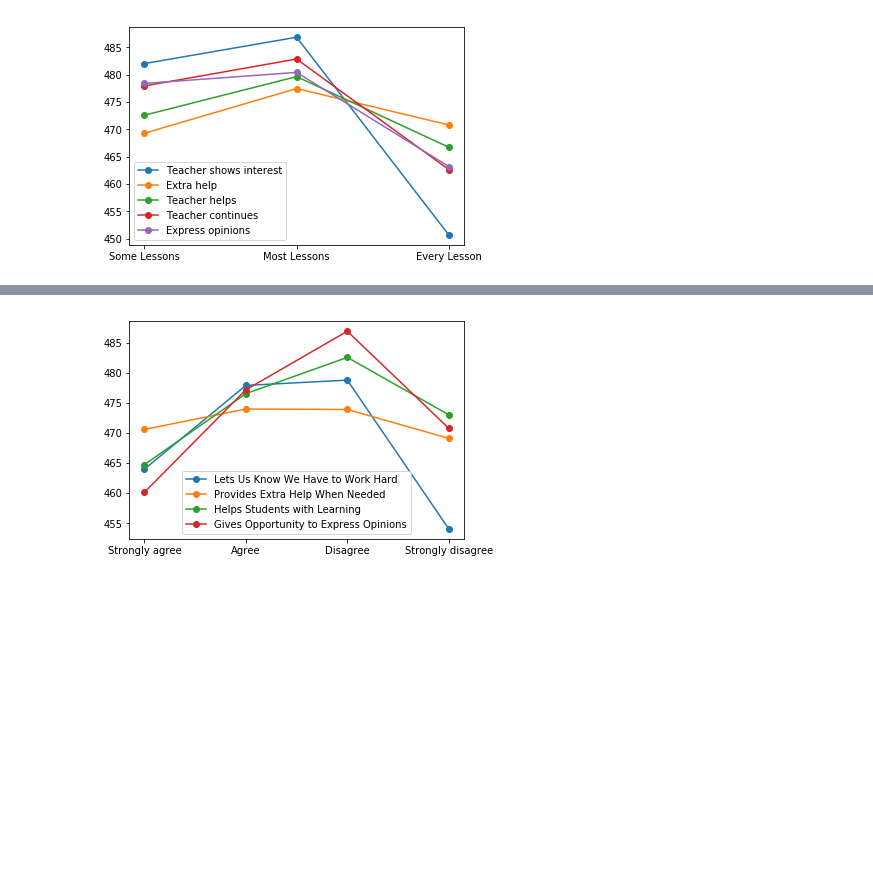
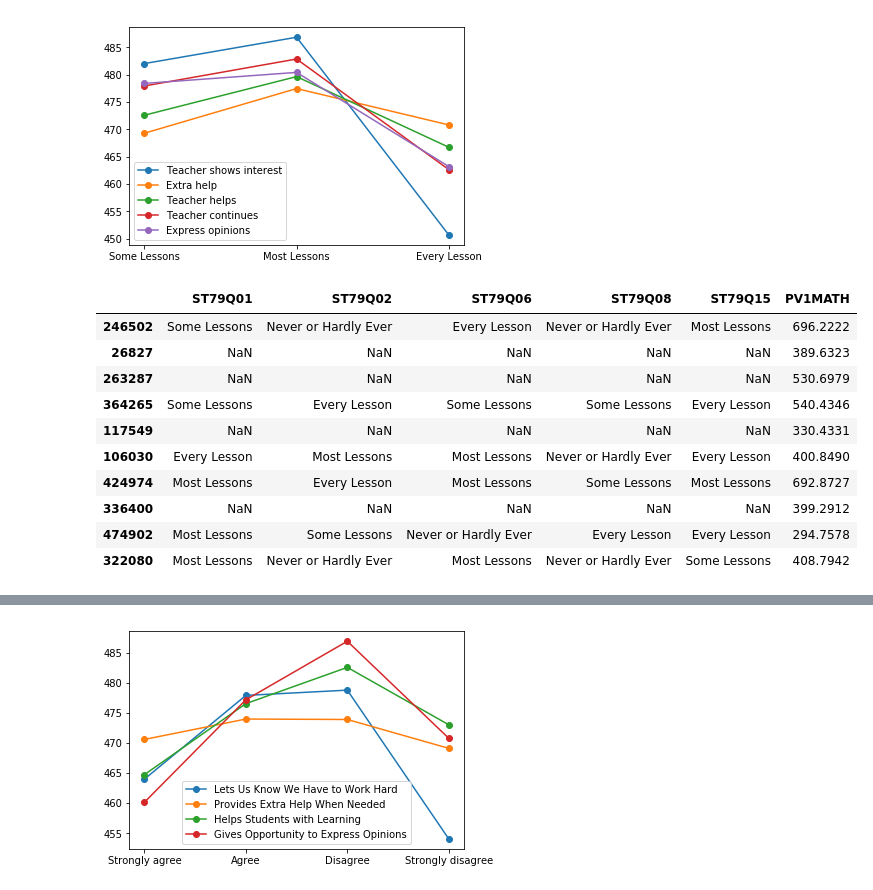
Before and after one commit to jgu1989/UdacityDataAnalystNanodegree, a Jupyter notebook: 5_Communicate_Data_Findings/pisa.ipynb, the cells around one changed output, grey strips where cells are left out. Drawn from its saved outputs; the diff is of its cells as text; code cells hidden in the pictures; blank space fills up the shorter version.

```diff
--- a/5_Communicate_Data_Findings/pisa.ipynb
+++ b/5_Communicate_Data_Findings/pisa.ipynb
@@ -258,0 +261,14 @@ for i in range(5):
+# %%
+df_instruction.sample(10)
+# %% [output]
+|  | ST79Q01 | ST79Q02 | ST79Q06 | ST79Q08 | ST79Q15 | PV1MATH |
+| 246502 | Some Lessons | Never or Hardly Ever | Every Lesson | Never or Hardly Ever | Most Lessons | 696.2222 |
+| 26827 | NaN | NaN | NaN | NaN | NaN | 389.6323 |
+| 263287 | NaN | NaN | NaN | NaN | NaN | 530.6979 |
+| 364265 | Some Lessons | Every Lesson | Some Lessons | Some Lessons | Every Lesson | 540.4346 |
+| 117549 | NaN | NaN | NaN | NaN | NaN | 330.4331 |
+| 106030 | Every Lesson | Most Lessons | Most Lessons | Never or Hardly Ever | Every Lesson | 400.8490 |
+| 424974 | Most Lessons | Every Lesson | Most Lessons | Some Lessons | Most Lessons | 692.8727 |
+| 336400 | NaN | NaN | NaN | NaN | NaN | 399.2912 |
+| 474902 | Most Lessons | Some Lessons | Never or Hardly Ever | Every Lesson | Every Lesson | 294.7578 |
+| 322080 | Most Lessons | Never or Hardly Ever | Most Lessons | Never or Hardly Ever | Some Lessons | 408.7942 |
```
Also changed, not shown: parts of 6 cells of this notebook.
